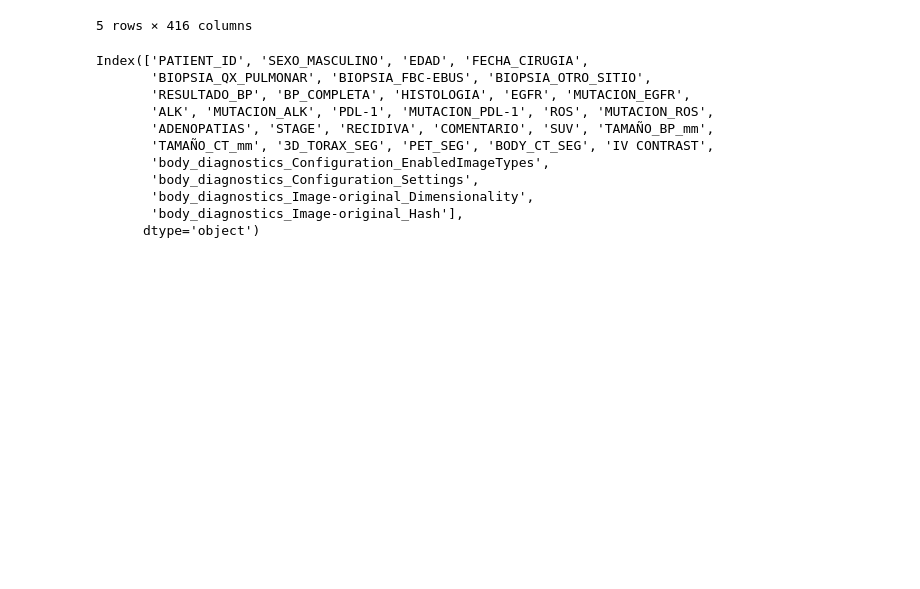
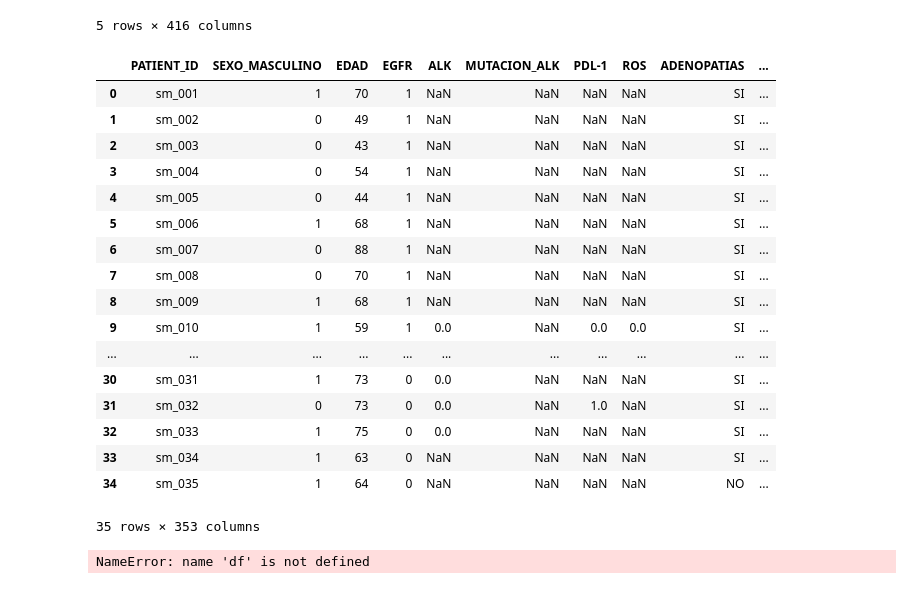
Before and after one commit to jmsaavedrar/pet_ct, a Jupyter notebook: radiometrics_analysis.ipynb, the cells around one changed output. Cells and saved outputs as stored; diff of their text form; code cells hidden in the pictures; blank space fills up the shorter version.

```diff
--- a/radiometrics_analysis.ipynb
+++ b/radiometrics_analysis.ipynb
@@ -21,16 +22,55 @@ sm_radiometrics.head()
 | 4 | sm_005 | 0 | 44 | 2016-01-06 00:00:00 | SI | NO | ... |
 5 rows × 416 columns
 # %%
-sm_radiometrics.drop(columns=['FECHA_CIRUGIA', 'RESULTADO_BP', 'BP_COMPLETA', 'HISTOLOGIA', 'MUTACION_EGFR', 'COMENTARIO', 'PET_SEG', 'BODY_CT_SEG'])
+original_drop_columns = ['FECHA_CIRUGIA', 'BIOPSIA_QX_PULMONAR', 'BIOPSIA_FBC-EBUS', 'BIOPSIA_OTRO_SITIO', 'RESULTADO_BP', 'BP_COMPLETA', 'HISTOLOGIA', 'MUTACION_EGFR', 'MUTACION_PDL-1', 'MUTACION_ROS', 'RECIDIVA', 'COMENTARIO', '3D_TORAX_SEG', 'PET_SEG', 'BODY_CT_SEG']
+images_columns = ['diagnostics_Configuration_EnabledImageTypes', 'diagnostics_Configuration_Settings', 'diagnostics_Image-original_Dimensionality', 'diagnostics_Mask-original_BoundingBox', 'diagnostics_Versions_PyRadiomics', 'diagnostics_Mask-original_CenterOfMassIndex', 'diagnostics_Image-original_Hash', 'diagnostics_Image-original_Size', 'diagnostics_Image-original_Spacing', 'diagnostics_Mask-original_Hash', 'diagnostics_Mask-original_Size', 'diagnostics_Mask-original_Spacing', 'diagnostics_Versions_Numpy', 'diagnostics_Versions_PyWavelet', 'diagnostics_Versions_Python', 'diagnostics_Versions_SimpleITK', ]
+exam_types = ['body_', 'pet_', 'torax3d_']
+images_columns = [exam + s for s in images_columns for exam in exam_types]
+
+drop_columns = original_drop_columns+images_columns
+sm_radiometrics = sm_radiometrics.drop(columns=drop_columns)
-# %% [output]
-Index(['PATIENT_ID', 'SEXO_MASCULINO', 'EDAD', 'FECHA_CIRUGIA',
-       'BIOPSIA_QX_PULMONAR', 'BIOPSIA_FBC-EBUS', 'BIOPSIA_OTRO_SITIO',
-       'RESULTADO_BP', 'BP_COMPLETA', 'HISTOLOGIA', 'EGFR', 'MUTACION_EGFR',
-       'ALK', 'MUTACION_ALK', 'PDL-1', 'MUTACION_PDL-1', 'ROS', 'MUTACION_ROS',
-       'ADENOPATIAS', 'STAGE', 'RECIDIVA', 'COMENTARIO', 'SUV', 'TAMAÑO_BP_mm',
-       'TAMAÑO_CT_mm', '3D_TORAX_SEG', 'PET_SEG', 'BODY_CT_SEG', 'IV CONTRAST',
-       'body_diagnostics_Configuration_EnabledImageTypes',
-       'body_diagnostics_Configuration_Settings',
-       'body_diagnostics_Image-original_Dimensionality',
-       'body_diagnostics_Image-original_Hash'],
-      dtype='object')
+# %%
+sm_radiometrics
+# %% [output]
+|  | PATIENT_ID | SEXO_MASCULINO | EDAD | EGFR | ALK | MUTACION_ALK | PDL-1 | ROS | ADENOPATIAS | ... |
+| 0 | sm_001 | 1 | 70 | 1 | NaN | NaN | NaN | NaN | SI | ... |
+| 1 | sm_002 | 0 | 49 | 1 | NaN | NaN | NaN | NaN | SI | ... |
+| 2 | sm_003 | 0 | 43 | 1 | NaN | NaN | NaN | NaN | SI | ... |
+| 3 | sm_004 | 0 | 54 | 1 | NaN | NaN | NaN | NaN | SI | ... |
+| 4 | sm_005 | 0 | 44 | 1 | NaN | NaN | NaN | NaN | SI | ... |
+| 5 | sm_006 | 1 | 68 | 1 | NaN | NaN | NaN | NaN | SI | ... |
+| 6 | sm_007 | 0 | 88 | 1 | NaN | NaN | NaN | NaN | SI | ... |
+| 7 | sm_008 | 0 | 70 | 1 | NaN | NaN | NaN | NaN | SI | ... |
+| 8 | sm_009 | 1 | 68 | 1 | NaN | NaN | NaN | NaN | SI | ... |
+| 9 | sm_010 | 1 | 59 | 1 | 0.0 | NaN | 0.0 | 0.0 | SI | ... |
+| ... | ... | ... | ... | ... | ... | ... | ... | ... | ... | ... |
+| 30 | sm_031 | 1 | 73 | 0 | 0.0 | NaN | NaN | NaN | SI | ... |
+| 31 | sm_032 | 0 | 73 | 0 | 0.0 | NaN | 1.0 | NaN | SI | ... |
+| 32 | sm_033 | 1 | 75 | 0 | 0.0 | NaN | NaN | NaN | SI | ... |
+| 33 | sm_034 | 1 | 63 | 0 | NaN | NaN | NaN | NaN | SI | ... |
+| 34 | sm_035 | 1 | 64 | 0 | NaN | NaN | NaN | NaN | NO | ... |
+35 rows × 353 columns
+# %%
+# Add a constant term to the features (required for the OLS model)
+df['constant'] = 1
+
+# Create a list to store the significant features
+significant_features = []
+
+# Iterate over each column (excluding the target variable) in the DataFrame
+for column in df.columns[:-1]:  # excluding the last column, which is assumed to be the target variable
+    # Fit the OLS model
+    model = sm.OLS(df['target_variable'], df[[column, 'constant']])
+    results = model.fit()
+
+    # Get the p-value for the coefficient of the feature
+    p_value = results.pvalues[column]
+
+    # Check if the p-value is less than 0.05
+    if p_value < 0.05:
+        significant_features.append(column)
+
+# Filter the DataFrame to include only the significant features
+df_filtered = df[significant_features]
+# %% [output]
+NameError: name 'df' is not defined
```
Also changed, not shown: parts of 1 cell of this notebook, 7 other files.
